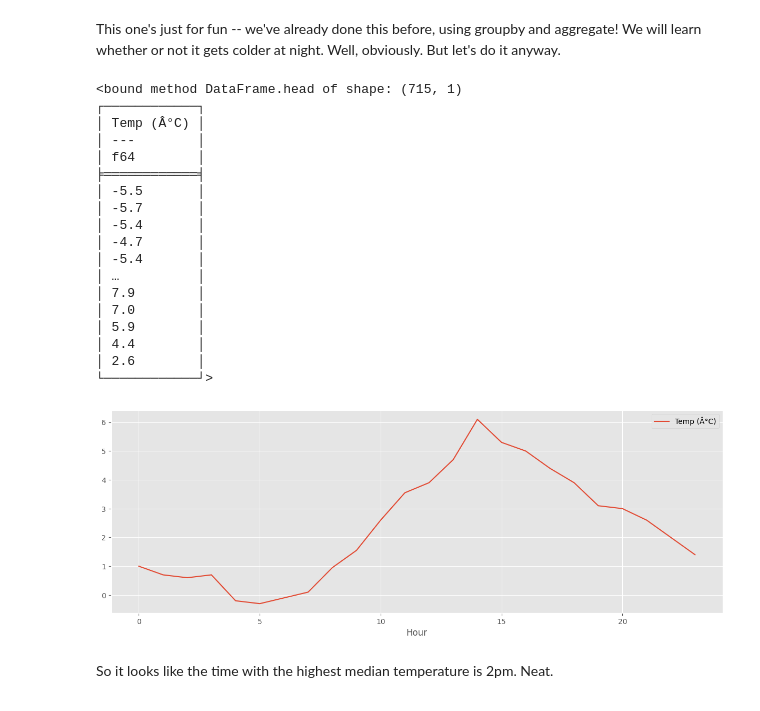
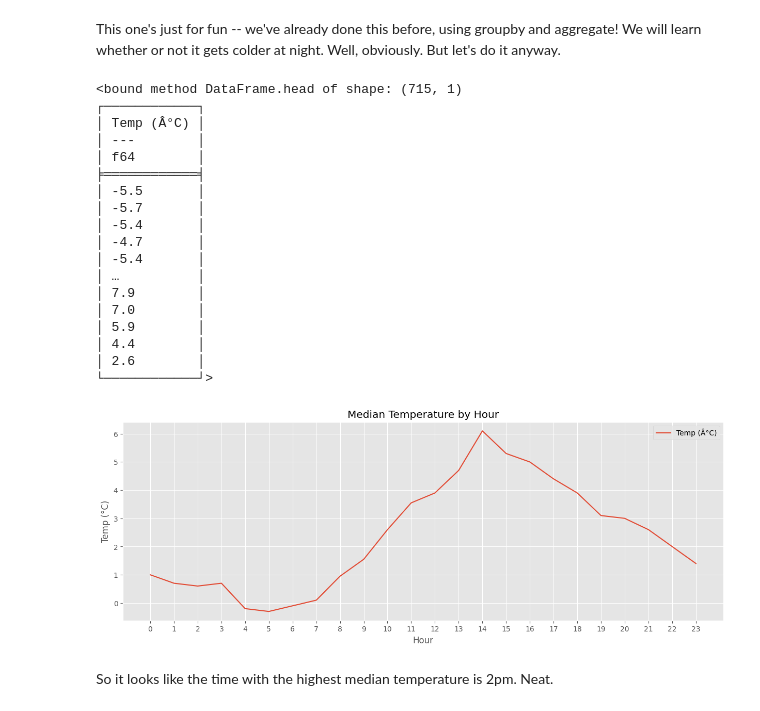
Before and after one commit to sergiorgiraldo/DataScience-Showcase, a Jupyter notebook: pandas-cookbook/cookbook-polars/Chapter 5 - Combining dataframes and scraping Canadian weather data.ipynb, the cells around one changed output. Drawn from its saved outputs; the diff is of its cells as text; code cells hidden in the pictures.

```diff
--- a/pandas-cookbook/cookbook-polars/Chapter 5 - Combining dataframes and scraping Canadian weather data.ipynb
+++ b/pandas-cookbook/cookbook-polars/Chapter 5 - Combining dataframes and scraping Canadian weather data.ipynb
@@ -187,32 +187,34 @@ This one's just for fun -- we've already done this before, using groupby and agg
 # %%
 temperatures = weather_mar2012.select('Temp (Â°C)').clone()
 print(temperatures.head)
 
 weather_mar2012 = weather_mar2012.with_columns(
     pl.col('Date/Time (LST)').dt.hour().alias('Hour'))
 
-weather_mar2012.group_by('Hour').agg(pl.col('Temp (Â°C)').median()).sort('Hour').to_pandas().plot(x='Hour',)
+df_plot = weather_mar2012.group_by('Hour').agg(pl.col('Temp (Â°C)').median()).sort('Hour').to_pandas()
+ax = df_plot.plot(x='Hour', title='Median Temperature by Hour', ylabel='Temp (°C)')
+plt.xticks(range(int(df_plot['Hour'].min()), int(df_plot['Hour'].max()) + 1, 1))
 plt.show()
 # %% [output]
 <bound method DataFrame.head of shape: (715, 1)
 ┌────────────┐
 │ Temp (Â°C) │
 │ ---        │
 │ f64        │
 ╞════════════╡
 │ -5.5       │
 │ -5.7       │
 │ -5.4       │
 │ -4.7       │
 │ -5.4       │
 │ …          │
 │ 7.9        │
 │ 7.0        │
 │ 5.9        │
 │ 4.4        │
 │ 2.6        │
 └────────────┘>
-[figure, old version]
+[figure, new version]
 # %% [markdown]
 So it looks like the time with the highest median temperature is 2pm. Neat.
 # %% [markdown]
```
Also changed, not shown: parts of 6 cells of this notebook, 2 other files.
